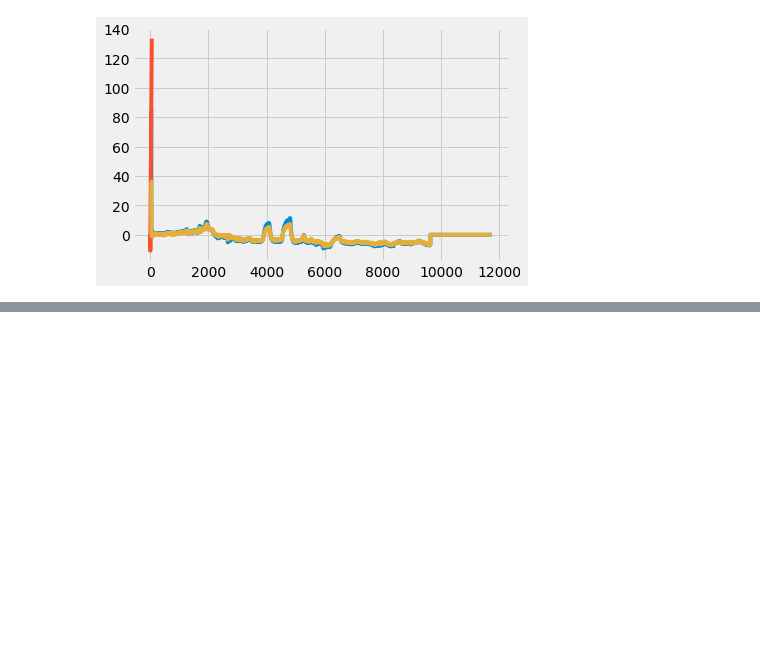
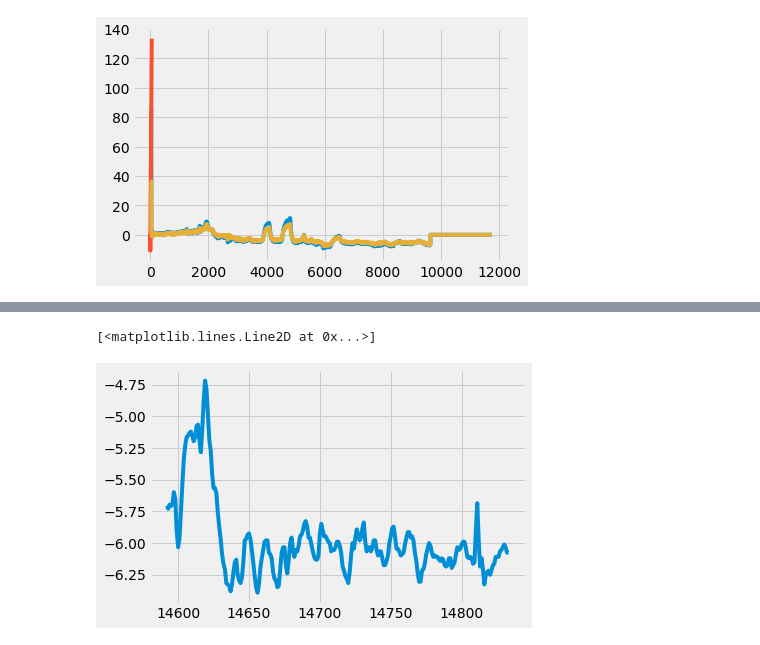
Before and after one commit to VirajJaneja/FNIRSMotionArtifacts, a Jupyter notebook: Motion Artifact Identification.ipynb, the cells around one changed output, grey strips where cells are left out. Saved outputs shown, nothing was run; the diff lists cells and outputs as text; code cells hidden in the pictures; blank space fills up the shorter version.

```diff
--- a/Motion Artifact Identification.ipynb
+++ b/Motion Artifact Identification.ipynb
@@ -57,0 +93,5 @@ plt.plot(Trial3Ox['1'], Trial3Ox['2'], Trial3Ox['3'], Trial3Ox['4'], Trial3Ox['5
+# %%
+plt.plot(Trial2Con_ObjUp['AccelLnX'])
+# %% [output]
+[<matplotlib.lines.Line2D at 0x...>]
+[figure, added]
```
Also changed, not shown: parts of 7 cells of this notebook.
